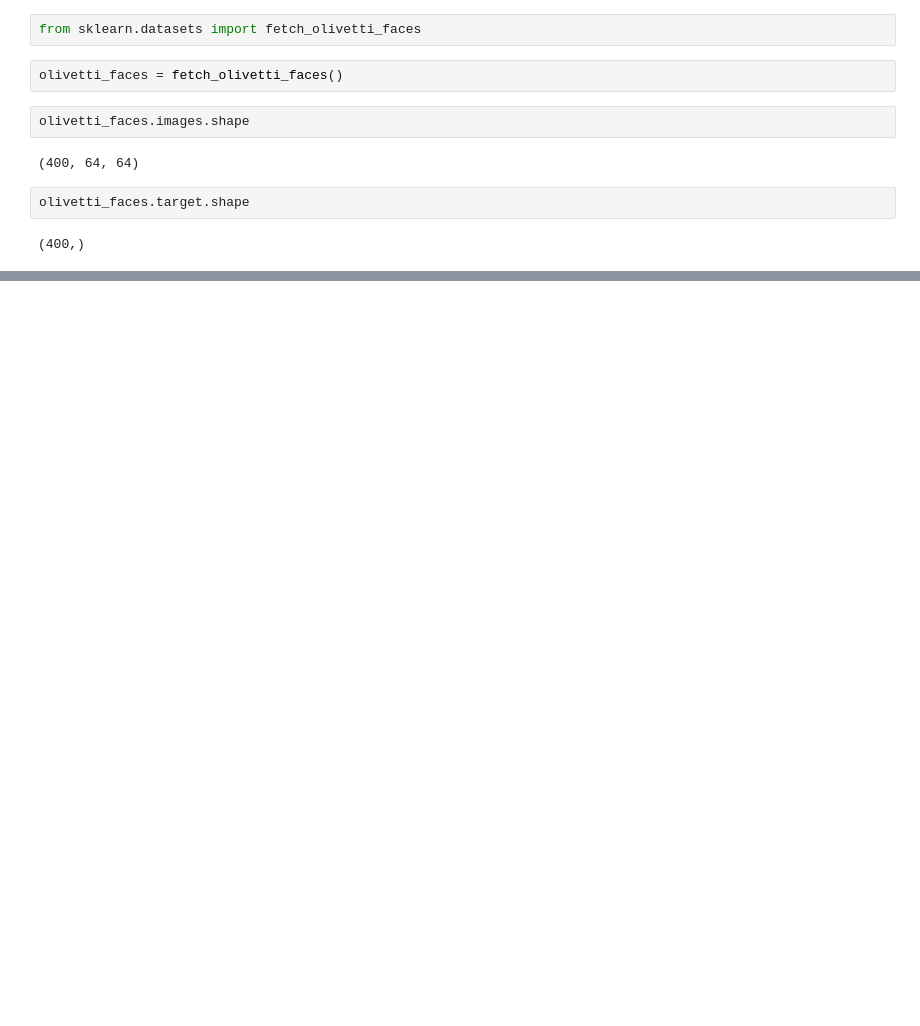
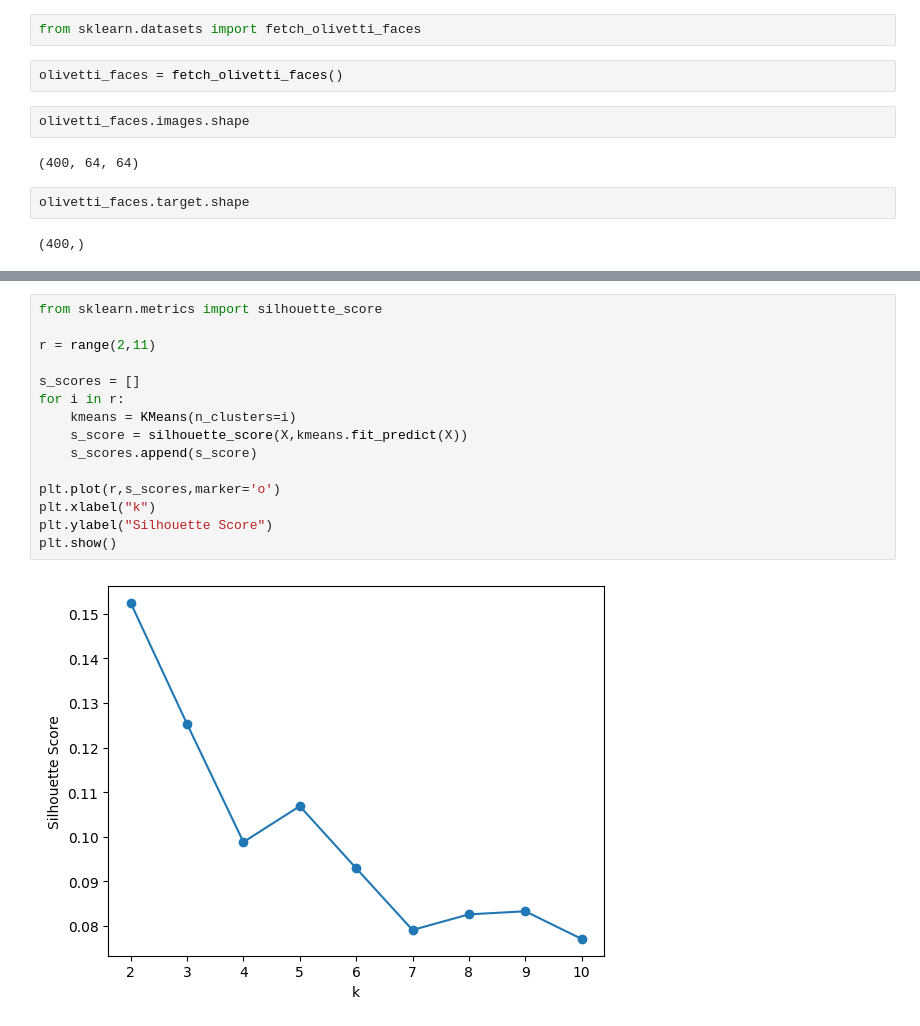
Before and after one commit to berkasin01/hands_on_ml, a Jupyter notebook: chapter_9/olivetti_exercise.ipynb, the cells around one changed output, grey strips where cells are left out. Saved outputs shown, nothing was run; the diff lists cells and outputs as text; blank space fills up the shorter version.

```diff
--- a/chapter_9/olivetti_exercise.ipynb
+++ b/chapter_9/olivetti_exercise.ipynb
@@ -54,0 +36,17 @@ plt.show()
+# %%
+from sklearn.metrics import silhouette_score
+
+r = range(2,11)
+
+s_scores = []
+for i in r:
+    kmeans = KMeans(n_clusters=i)
+    s_score = silhouette_score(X,kmeans.fit_predict(X))
+    s_scores.append(s_score)
+
+plt.plot(r,s_scores,marker='o')
+plt.xlabel("k")
+plt.ylabel("Silhouette Score")
+plt.show()
+# %% [output]
+[figure, added]
```
Also changed, not shown: parts of 4 cells of this notebook.
